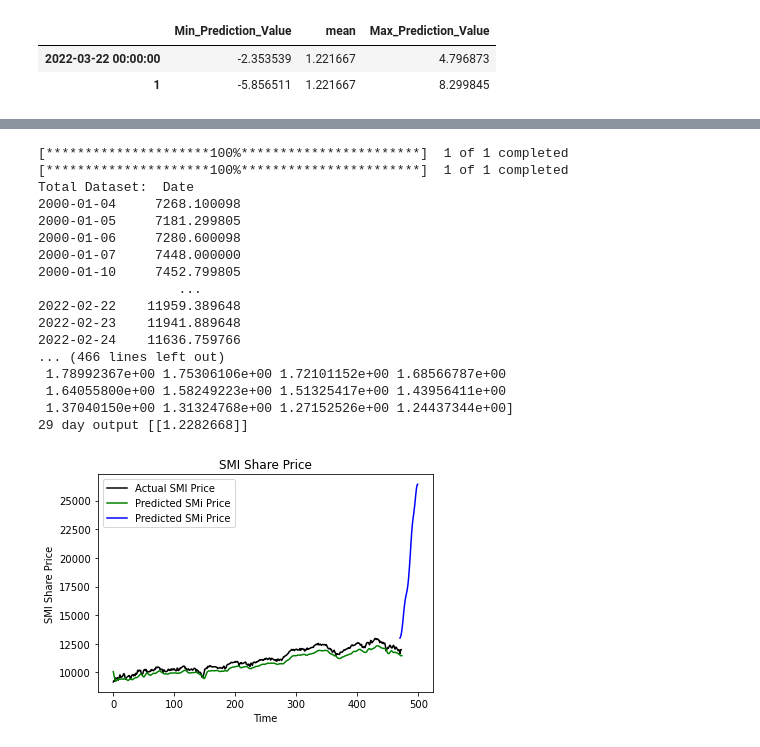
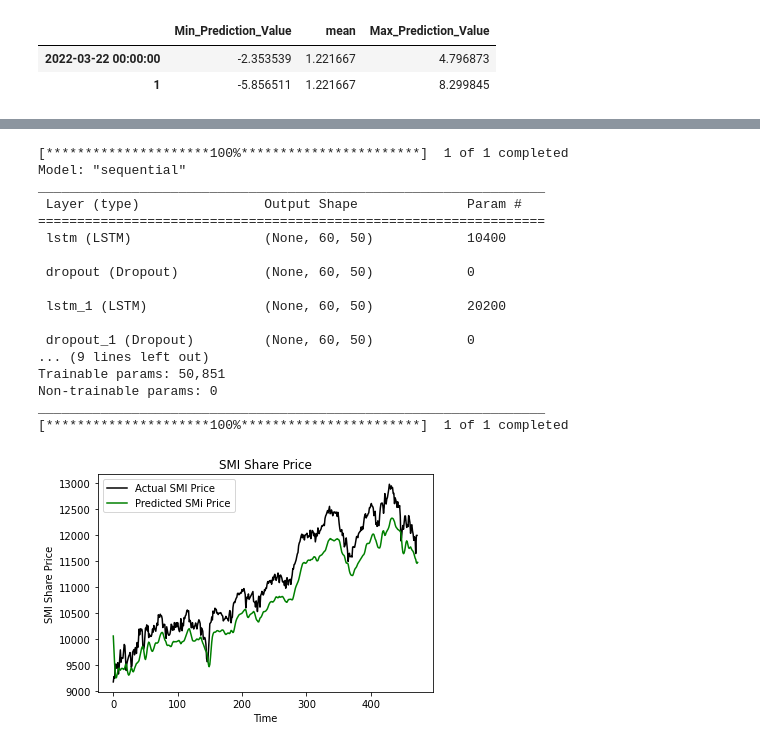
Before and after one commit to TobiasFatzer/STAT_Abgabe, a Jupyter notebook: STAT_MEAN.ipynb, the cells around one changed output, grey strips where cells are left out. Saved outputs shown, nothing was run; the diff lists cells and outputs as text; code cells hidden in the pictures.

Commit message:
I hope whoever reviews this likes Images :D

```diff
--- a/STAT_MEAN.ipynb
+++ b/STAT_MEAN.ipynb
@@ -220,6 +251,7 @@ scaler = MinMaxScaler(feature_range=(0, 1))
 scaled_data = scaler.fit_transform(data['Close'].values.reshape(-1, 1))
 model = load_model('stock_prediction.smi')
 
+model.summary()
 '''Test Model Accuarcy on Existing Data'''
 
 # Load Test data
@@ -231,7 +263,6 @@ test_data = pd.DataFrame(yf.download(tickers=['^SSMI'], start=test_start, end=te
 actual_prices = test_data['Close'].values
 
 total_dataset = pd.concat((data['Close'], test_data['Close']), axis=0)
-print('Total Dataset: ', total_dataset)
 
 model_inputs = total_dataset[len(total_dataset) - len(test_data) - prediction_days:].values
 model_inputs = model_inputs.reshape(-1, 1)
@@ -244,14 +275,10 @@ for x in range(prediction_days, len(model_inputs) + 1):
     x_test.append(model_inputs[x - prediction_days:x, 0])
 
 x_test = np.array(x_test)
-# print(x_test)
 x_test = np.reshape(x_test, (x_test.shape[0], x_test.shape[1], 1))
 prediction_prices = model.predict(x_test)
 prediction_prices = scaler.inverse_transform(prediction_prices)
-# print(prediction_prices[len(prediction_prices) - 1])
 
-
-print(len(np.array(test_data['Close'])))
 x_input = np.array(test_data['Close'][413:]).reshape(1, -1)
 
 temp_input = list(x_input)
@@ -265,66 +292,52 @@ while (i < 30):
 
     if (len(temp_input) > 60):
         # print(temp_input)
         x_input = np.array(temp_input[1:])
-        print("{} day input {}".format(i, x_input))
         x_input = x_input.reshape(1, -1)
         x_input = x_input.reshape((1, n_steps, 1))
         # print(x_input)
         yhat = model.predict(x_input, verbose=0)
-        print("{} day output {}".format(i, yhat))
         temp_input.extend(yhat[0].tolist())
         temp_input = temp_input[1:]
         # print(temp_input)
         lst_output.extend(yhat.tolist())
         i = i + 1
     else:
         x_input = x_input.reshape((1, n_steps, 1))
         yhat = model.predict(x_input, verbose=0)
-        print(yhat[0])
         temp_input.extend(yhat[0].tolist())
-        print(len(temp_input))
         lst_output.extend(yhat.tolist())
         i = i + 1
-# day_new=np.arange(1,101)
-# day_pred=np.arange(101,131)
-#
-# # plt.plot(day_new,scaler.inverse_transform(actual_prices['Close'][150:]))
-# plt.plot(day_pred,scaler.inverse_transform(lst_output))
-# print(scaler.inverse_transform(lst_output))
-# plt.show()
-# Plot test Predictions
+
+
 plt.plot(actual_prices, color='black', label='Actual SMI Price')
 plt.plot(prediction_prices, color='green', label='Predicted SMi Price')
-lst_output = lst_output[::-1]
-somepred = scaler.inverse_transform(lst_output)
-somepred = np.array(somepred)
-plt.plot(np.arange(470, 500), somepred, color='blue', label='Predicted SMi Price')
 plt.title('SMI Share Price')
 plt.xlabel('Time')
 plt.ylabel('SMI Share Price')
 plt.legend()
 plt.show()
 
-df3 = actual_prices.tolist()
-df3.extend(somepred)
-# plt.plot(df3[400:])
+lst_output = lst_output[::-1]
+value_predictions = scaler.inverse_transform(lst_output)
+value_predictions = np.array(value_predictions)
 # %% [output]
 [*********************100%***********************]  1 of 1 completed
+Model: "sequential"
+_________________________________________________________________
+ Layer (type)                Output Shape              Param #
+=================================================================
+ lstm (LSTM)                 (None, 60, 50)            10400
+
+ dropout (Dropout)           (None, 60, 50)            0
+
+ lstm_1 (LSTM)               (None, 60, 50)            20200
+
+ dropout_1 (Dropout)         (None, 60, 50)            0
+... (9 lines left out)
+Trainable params: 50,851
+Non-trainable params: 0
+_________________________________________________________________
 [*********************100%***********************]  1 of 1 completed
-Total Dataset:  Date
-2000-01-04     7268.100098
-2000-01-05     7181.299805
-2000-01-06     7280.600098
-2000-01-07     7448.000000
-2000-01-10     7452.799805
-                  ...
-2022-02-22    11959.389648
-2022-02-23    11941.889648
-2022-02-24    11636.759766
-... (466 lines left out)
- 1.78992367e+00 1.75306106e+00 1.72101152e+00 1.68566787e+00
- 1.64055800e+00 1.58249223e+00 1.51325417e+00 1.43956411e+00
- 1.37040150e+00 1.31324768e+00 1.27152526e+00 1.24437344e+00]
-29 day output [[1.2282668]]
-[figure, old version]
+[figure, new version]
 # %%
```
Also changed, not shown: parts of 7 cells of this notebook, 13 other files.
